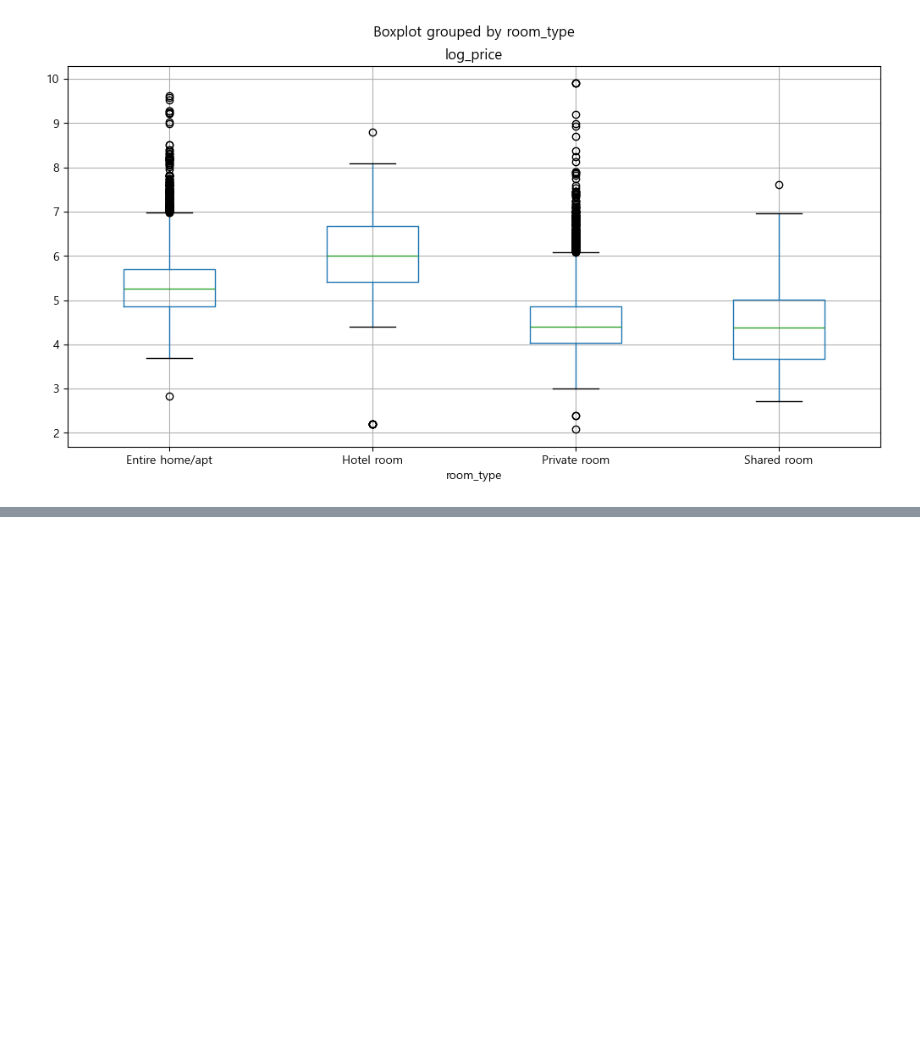
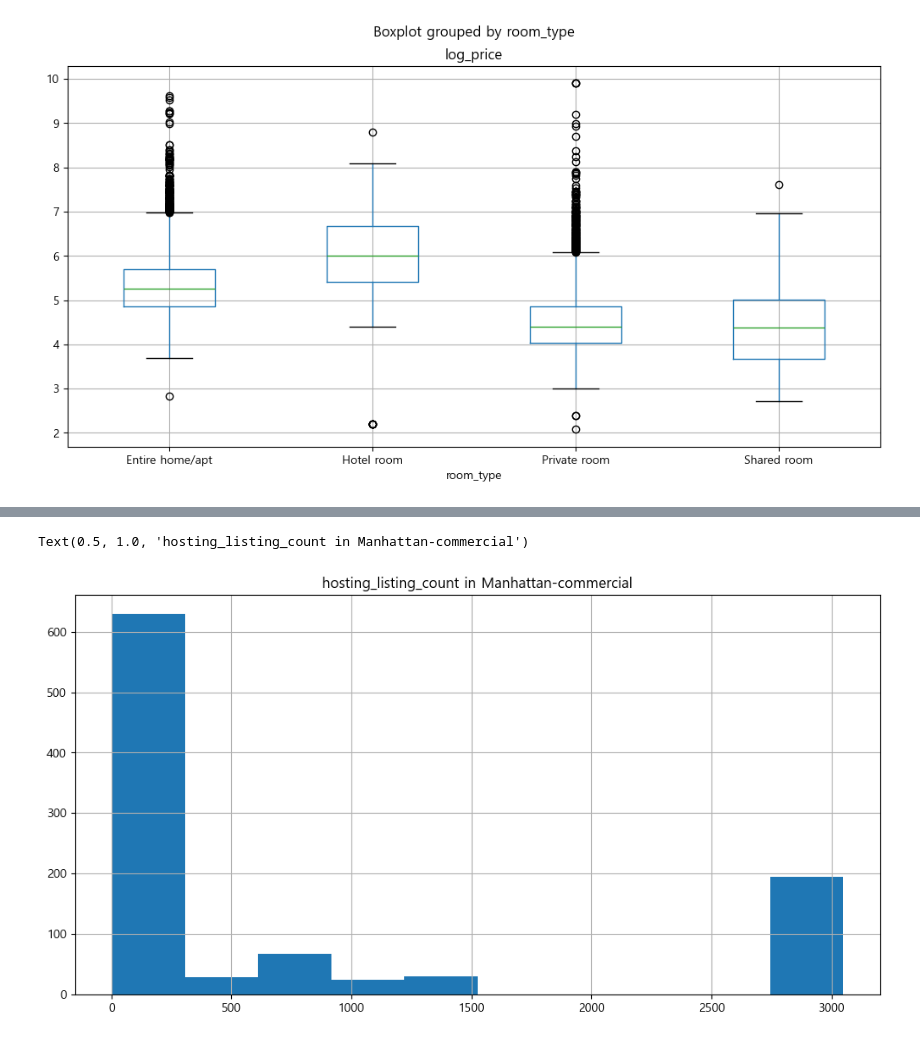
Before and after one commit to sybeom528/airbnb_price_prediction, a Jupyter notebook: notebooks/lch_first_eda.ipynb, the cells around one changed output, grey strips where cells are left out. Saved outputs shown, nothing was run; the diff lists cells and outputs as text; code cells hidden in the pictures; blank space fills up the shorter version.

```diff
--- a/notebooks/lch_first_eda.ipynb
+++ b/notebooks/lch_first_eda.ipynb
@@ -846,0 +889,7 @@ print(f'효과크기: {group_anova['np2'].values[0]:.4f} (0.01 / 0.06 / 0.14)')
+# %%
+man_co['host_listings_count'].hist()
+
+plt.title('hosting_listing_count in Manhattan-commercial')
+# %% [output]
+Text(0.5, 1.0, 'hosting_listing_count in Manhattan-commercial')
+[figure, added]
```
Also changed, not shown: parts of 14 cells of this notebook.
